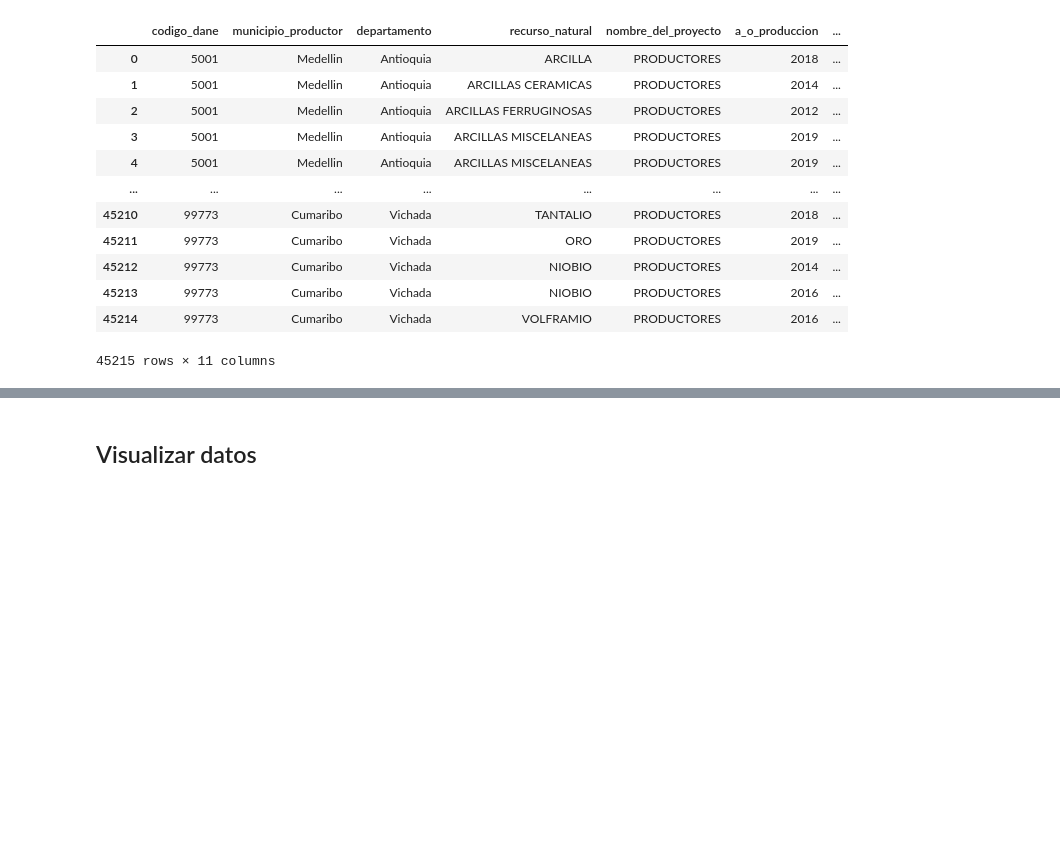
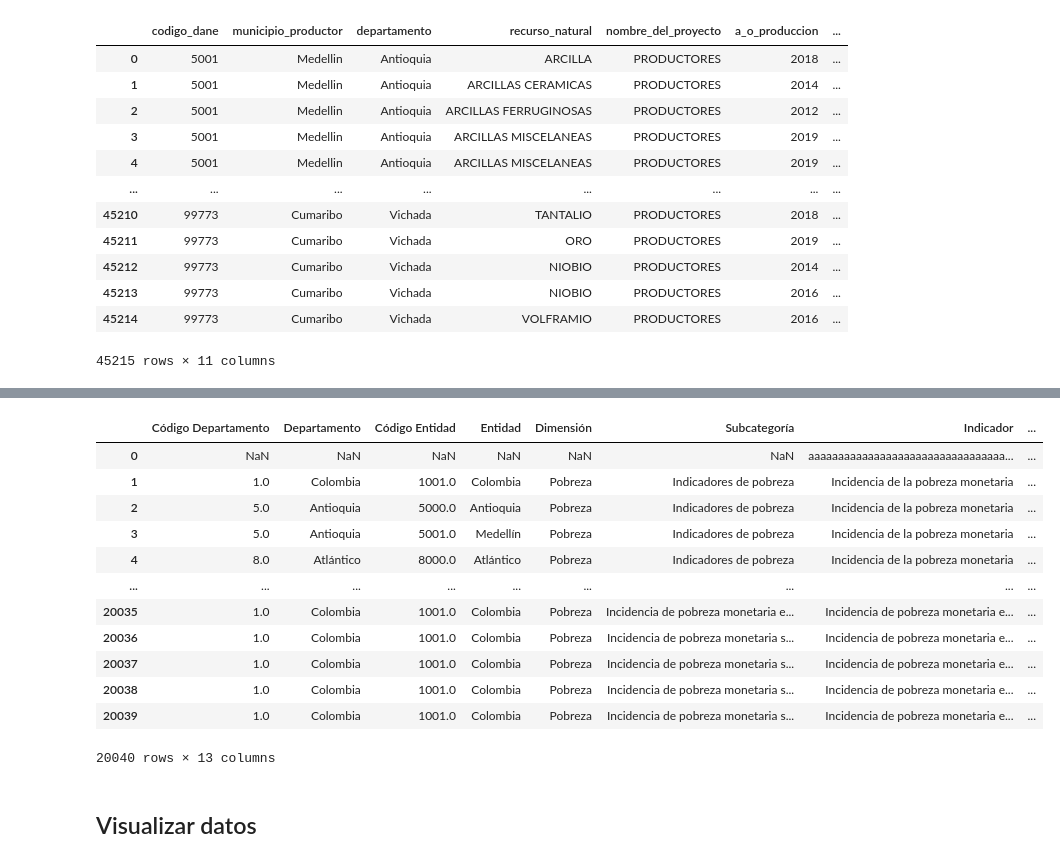
Before and after one commit to BI-G15/Proyecto2, a Jupyter notebook: Proyecto2.ipynb, the cells around one changed output, grey strips where cells are left out. Saved outputs shown, nothing was run; the diff lists cells and outputs as text; code cells hidden in the pictures; blank space fills up the shorter version.

```diff
--- a/Proyecto2.ipynb
+++ b/Proyecto2.ipynb
@@ -80,2 +254,19 @@ df_vys
+# %%
+df_dim_pobreza = pd.read_excel("TerriData_Dim14_pobreza.xlsx")
+df_dim_pobreza
+# %% [output]
+|  | Código Departamento | Departamento | Código Entidad | Entidad | Dimensión | Subcategoría | Indicador | ... |
+| 0 | NaN | NaN | NaN | NaN | NaN | NaN | aaaaaaaaaaaaaaaaaaaaaaaaaaaaaaaaa... | ... |
+| 1 | 1.0 | Colombia | 1001.0 | Colombia | Pobreza | Indicadores de pobreza | Incidencia de la pobreza monetaria | ... |
+| 2 | 5.0 | Antioquia | 5000.0 | Antioquia | Pobreza | Indicadores de pobreza | Incidencia de la pobreza monetaria | ... |
+| 3 | 5.0 | Antioquia | 5001.0 | Medellín | Pobreza | Indicadores de pobreza | Incidencia de la pobreza monetaria | ... |
+| 4 | 8.0 | Atlántico | 8000.0 | Atlántico | Pobreza | Indicadores de pobreza | Incidencia de la pobreza monetaria | ... |
+| ... | ... | ... | ... | ... | ... | ... | ... | ... |
+| 20035 | 1.0 | Colombia | 1001.0 | Colombia | Pobreza | Incidencia de pobreza monetaria e... | Incidencia de pobreza monetaria e... | ... |
+| 20036 | 1.0 | Colombia | 1001.0 | Colombia | Pobreza | Incidencia de pobreza monetaria s... | Incidencia de pobreza monetaria e... | ... |
+| 20037 | 1.0 | Colombia | 1001.0 | Colombia | Pobreza | Incidencia de pobreza monetaria s... | Incidencia de pobreza monetaria e... | ... |
+| 20038 | 1.0 | Colombia | 1001.0 | Colombia | Pobreza | Incidencia de pobreza monetaria s... | Incidencia de pobreza monetaria e... | ... |
+| 20039 | 1.0 | Colombia | 1001.0 | Colombia | Pobreza | Incidencia de pobreza monetaria s... | Incidencia de pobreza monetaria e... | ... |
+20040 rows × 13 columns
 # %% [markdown]
 ## Visualizar datos
```
Also changed, not shown: parts of 26 cells of this notebook.
